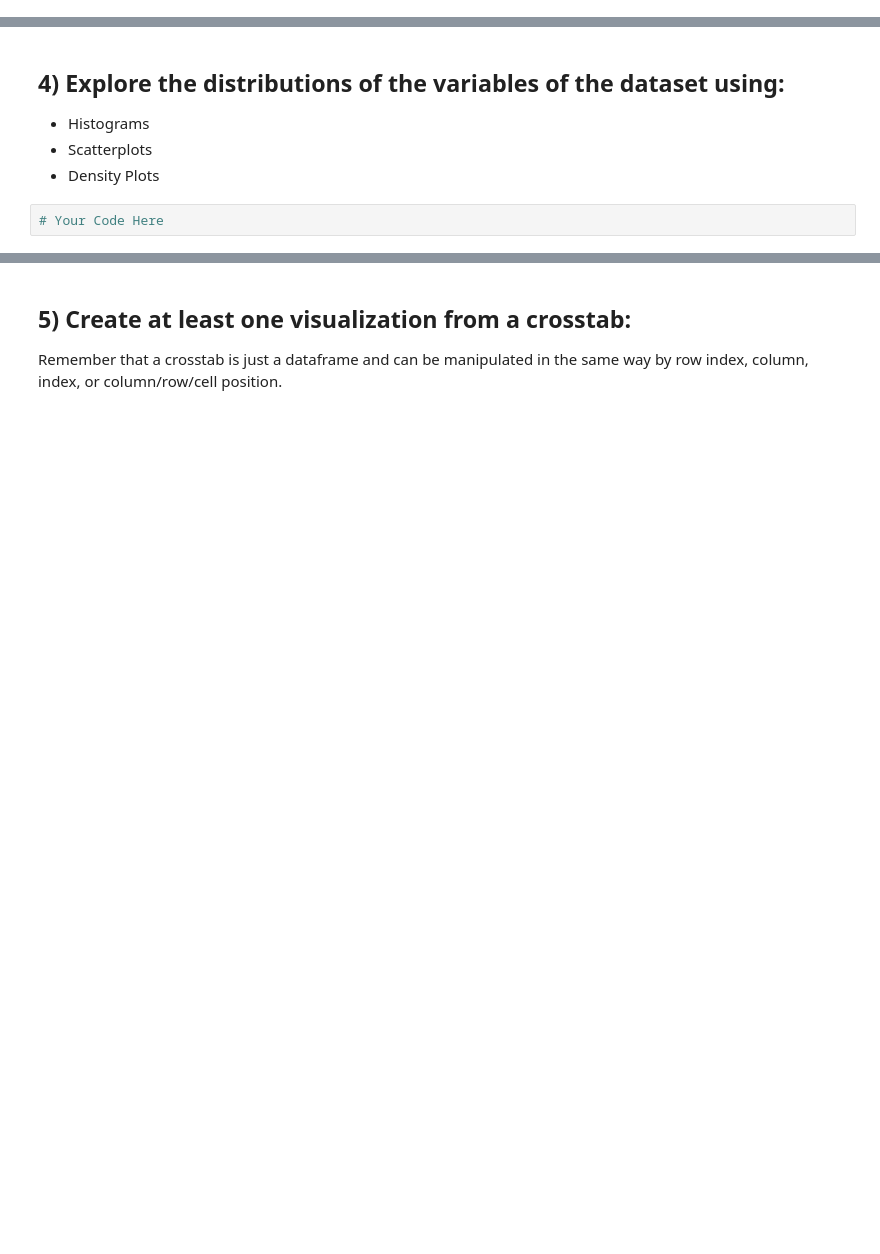
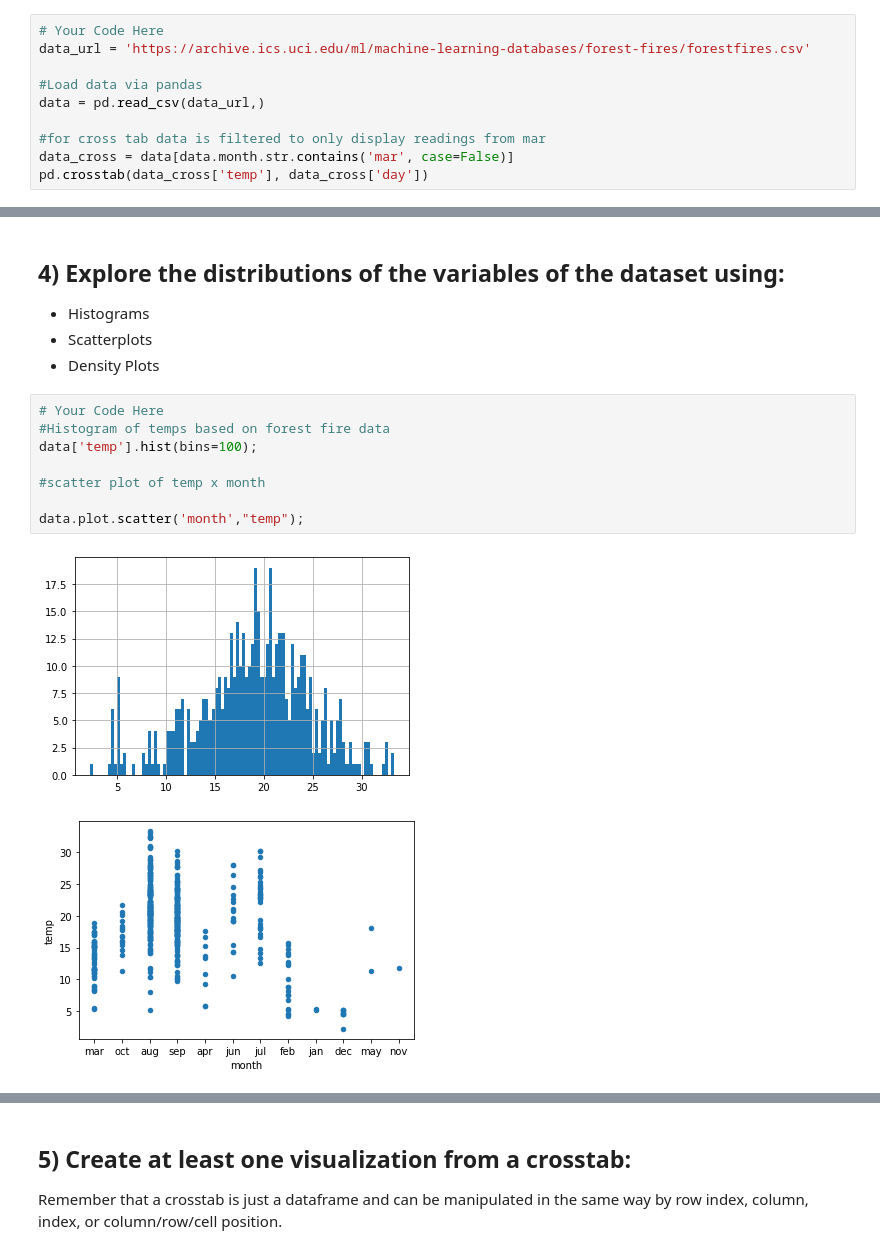
Before and after one commit to JoshuaHaga/DS-Unit-1-Sprint-1-Data-Wrangling-and-Storytelling, a Jupyter notebook: module1-exploratory-data-analysis/LS_DS_111_Exploratory_Data_Analysis_Assignment.ipynb, the cells around one changed output, grey strips where cells are left out. Cells and saved outputs as stored; diff of their text form; blank space fills up the shorter version.

```diff
--- a/module1-exploratory-data-analysis/LS_DS_111_Exploratory_Data_Analysis_Assignment.ipynb
+++ b/module1-exploratory-data-analysis/LS_DS_111_Exploratory_Data_Analysis_Assignment.ipynb
@@ -167,0 +166,10 @@ Take whichever of the above datasets has more categorical variables and use cros
+# %%
+# Your Code Here
+data_url = 'https://archive.ics.uci.edu/ml/machine-learning-databases/forest-fires/forestfires.csv'
+
+#Load data via pandas
+data = pd.read_csv(data_url,)
+
+#for cross tab data is filtered to only display readings from mar
+data_cross = data[data.month.str.contains('mar', case=False)]
+pd.crosstab(data_cross['temp'], data_cross['day'])
@@ -170,5 +197,14 @@ Take whichever of the above datasets has more categorical variables and use cros
 - Histograms
 - Scatterplots
 - Density Plots
-# %%
-# Your Code Here
+# %%
+# Your Code Here
+#Histogram of temps based on forest fire data
+data['temp'].hist(bins=100);
+
+#scatter plot of temp x month
+
+data.plot.scatter('month',"temp");
+# %% [output]
+[figure, added]
+[figure, added]
```
Also changed, not shown: parts of 5 cells of this notebook.
